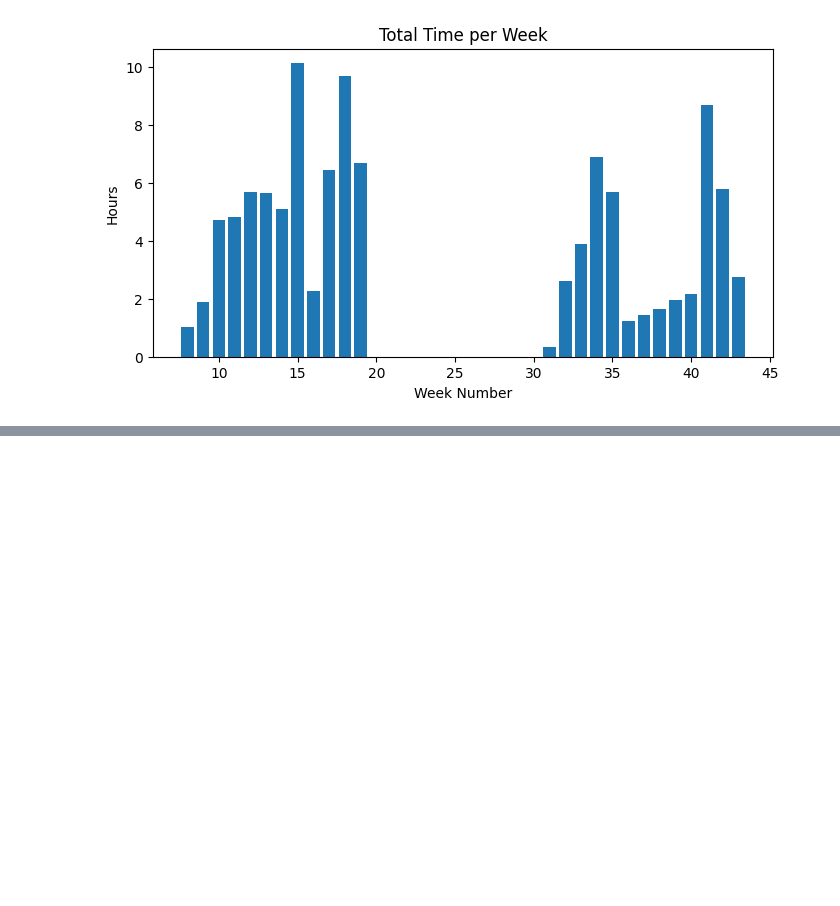
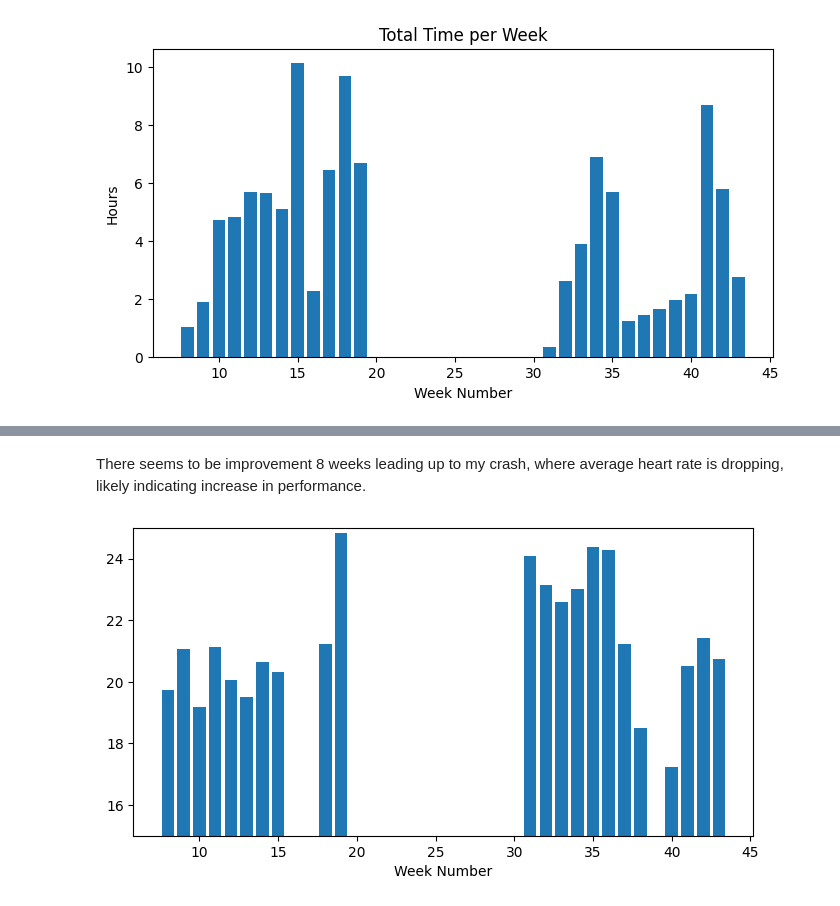
Before and after one commit to somecho/cycling-season-review-2024, a Jupyter notebook: season_review.ipynb, the cells around one changed output, grey strips where cells are left out. Cells and saved outputs as stored; diff of their text form; code cells hidden in the pictures; blank space fills up the shorter version.

```diff
--- a/season_review.ipynb
+++ b/season_review.ipynb
@@ -149,0 +163,10 @@ plt.show()
+# %% [markdown]
+There seems to be improvement 8 weeks leading up to my crash, where average heart rate is dropping, likely indicating increase in performance.
+# %%
+plt.figure(figsize=(8,4))
+plt.bar(weekly_summary['Week Number'], weekly_summary['Avg_Speed'])
+plt.ylim(15,25)
+plt.xlabel('Week Number')
+plt.show()
+# %% [output]
+[figure, added]
```
Also changed, not shown: parts of 2 cells of this notebook, 1 other file.
